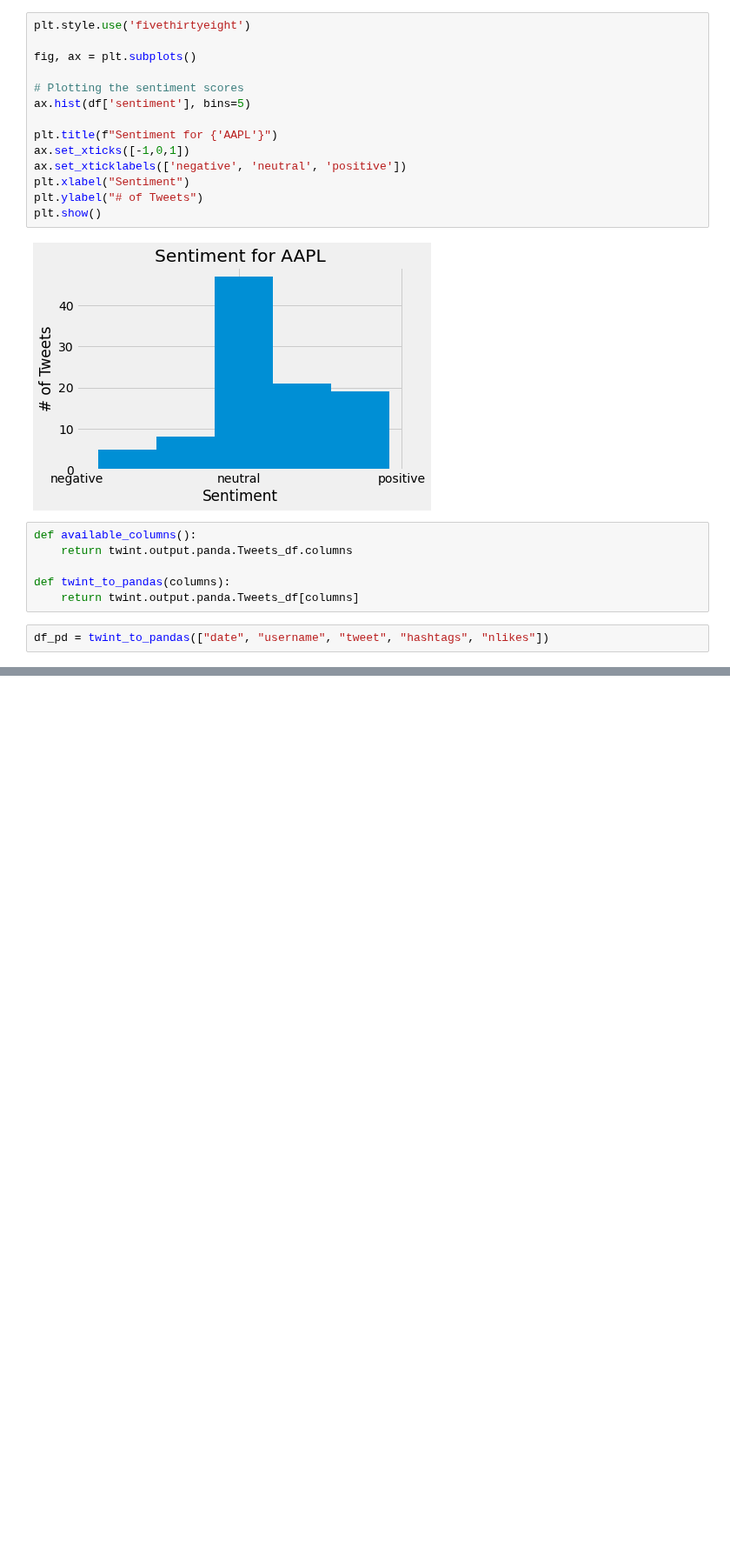
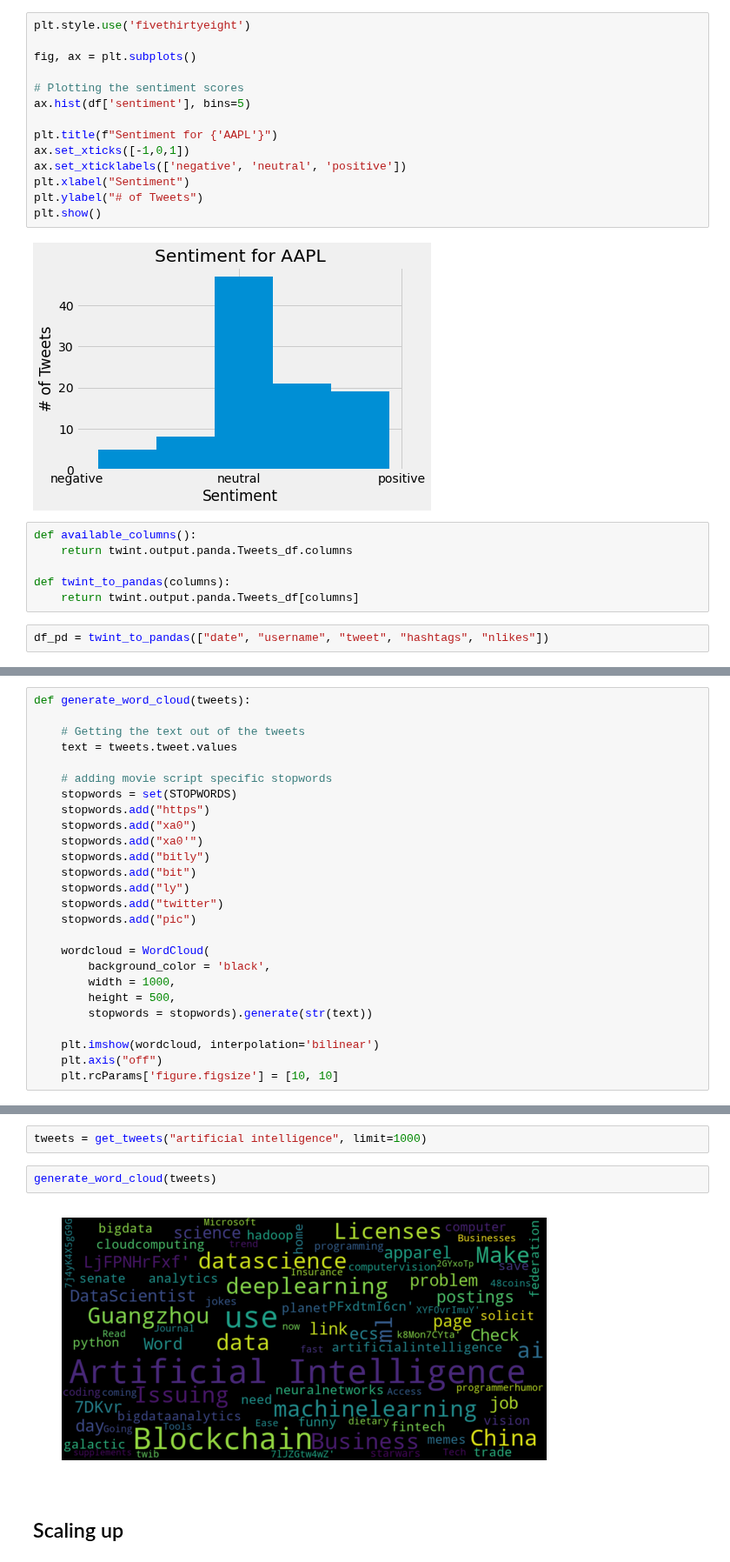
Before and after one commit to ghcn345/Stock-Market-Prediction, a Jupyter notebook: stock_market_NLP.ipynb, the cells around one changed output, grey strips where cells are left out. Shown at 87% size. Saved outputs shown, nothing was run; the diff lists cells and outputs as text; blank space fills up the shorter version.

```diff
--- a/stock_market_NLP.ipynb
+++ b/stock_market_NLP.ipynb
@@ -147,0 +433,26 @@ NameError: name 'op' is not defined
+# %%
+def generate_word_cloud(tweets):
+
+    # Getting the text out of the tweets
+    text = tweets.tweet.values
+
+    # adding movie script specific stopwords
+    stopwords = set(STOPWORDS)
+    stopwords.add("https")
+    stopwords.add("xa0")
+    stopwords.add("xa0'")
+    stopwords.add("bitly")
+    stopwords.add("bit")
+    stopwords.add("ly")
+    stopwords.add("twitter")
+    stopwords.add("pic")
+
+    wordcloud = WordCloud(
+        background_color = 'black',
+        width = 1000,
+        height = 500,
+        stopwords = stopwords).generate(str(text))
+
+    plt.imshow(wordcloud, interpolation='bilinear')
+    plt.axis("off")
+    plt.rcParams['figure.figsize'] = [10, 10]
@@ -147,0 +461,8 @@ NameError: name 'op' is not defined
+# %%
+tweets = get_tweets("artificial intelligence", limit=1000)
+# %%
+generate_word_cloud(tweets)
+# %% [output]
+[figure, added]
+# %% [markdown]
+## Scaling up
```
Also changed, not shown: parts of 36 cells of this notebook.
